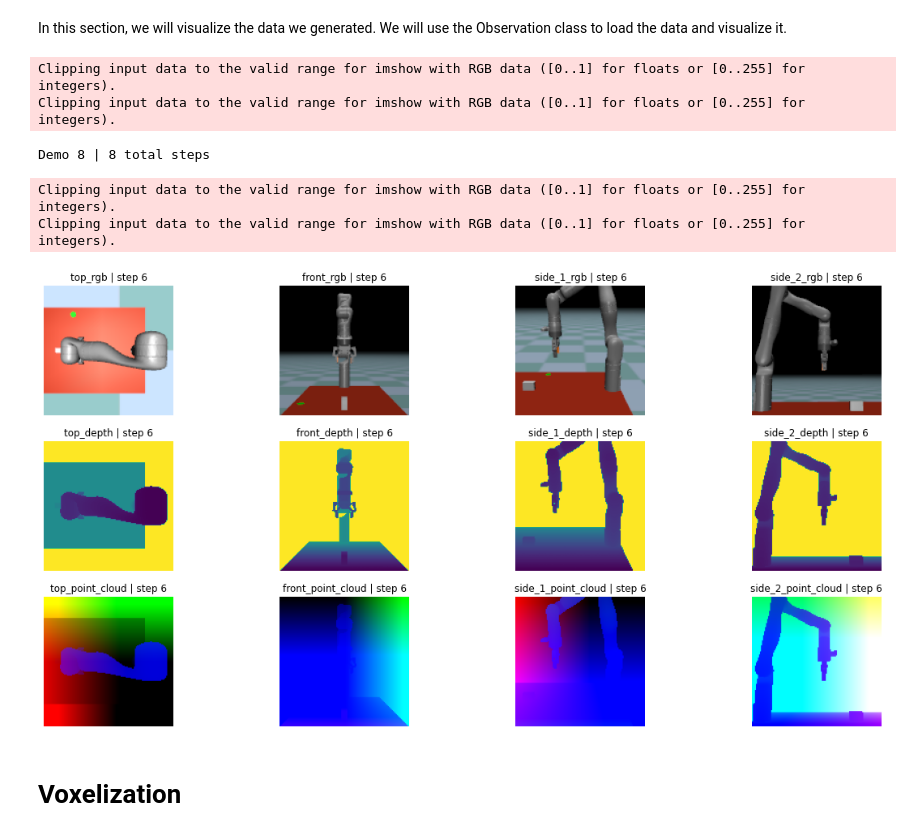
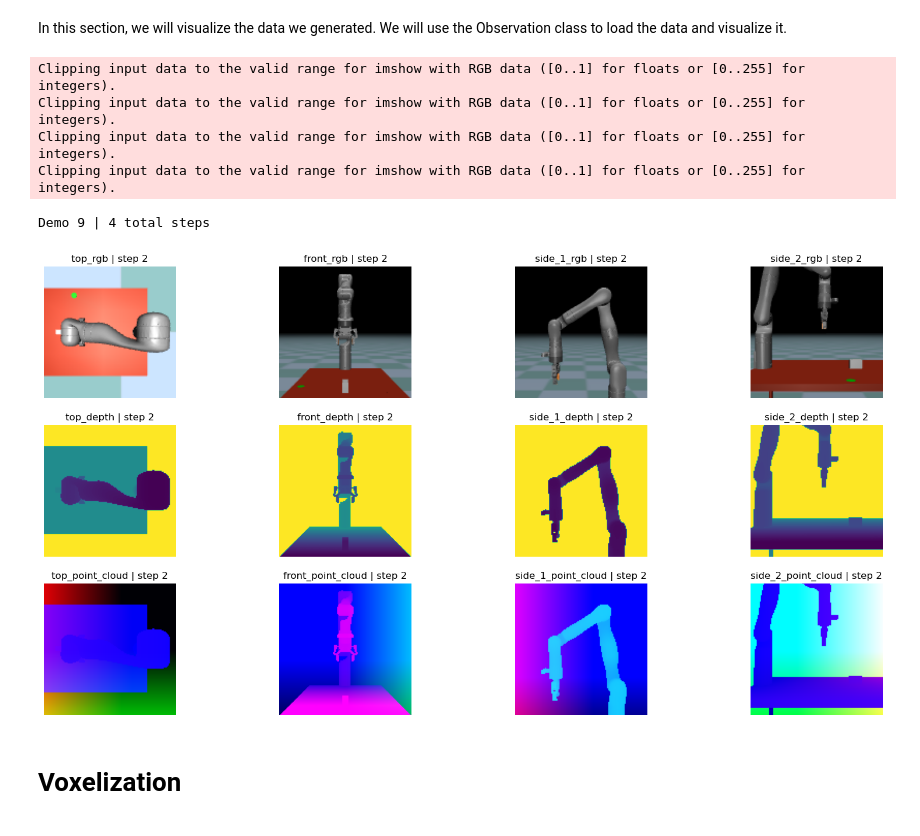
Before and after one commit to ngkhiem97/mujoco-peract, a Jupyter notebook: Voxelization.ipynb, the cells around one changed output. Cells and saved outputs as stored; diff of their text form; code cells hidden in the pictures.

Commit message:
fix for intrinsics

```diff
--- a/Voxelization.ipynb
+++ b/Voxelization.ipynb
@@ -3,7 +3,7 @@
 # %% [markdown]
 First, we need to determine the episode number to generate. The episode will be saved in at ./data/episode{numer}.
 # %%
-EPISODE = 8
+EPISODE = 9
 # %% [markdown]
 Then, we instate the cameras' information for later use.
 # %%
@@ -57,8 +57,8 @@ import numpy as np
 from rlbench.backend.observation import Observation
 import pickle
 
-extrinsics_filename = 'ex_2023_2_1_3_29_57.npy'
-intrinsics_filename = 'in_2023_2_1_3_29_57.npy'
+extrinsics_filename = 'ex_2023_2_4_17_28_54.npy'
+intrinsics_filename = 'in_2023_2_4_17_28_54.npy'
 
 camera_far = 2
 camera_near = 0.16
@@ -66,6 +66,7 @@ misc = {}
 for camera in CAMERAS:
     camera_extrinsics = np.load(os.path.join(saves_cameras_folder, camera.replace("-", "_"), 'matrices', extrinsics_filename))
     camera_intrinsics = np.load(os.path.join(saves_cameras_folder, camera.replace("-", "_"), 'matrices', intrinsics_filename))
+    camera_intrinsics[:, :2] *= -1
     misc[camera.replace("-", "_")+"_camera_extrinsics"] = camera_extrinsics
     misc[camera.replace("-", "_")+"_camera_intrinsics"] = camera_intrinsics
     misc[camera.replace("-", "_")+"_camera_far"] = camera_far
@@ -91,7 +92,7 @@ IMAGE_SIZE = 128
 import pprint
 
 # what to visualize
-ts = 6 # timestep out of total timesteps
+ts = 2 # timestep out of total timesteps
 data_path = 'data'
 
 cameras = [camera.replace("-", "_") for camera in CAMERAS]
@@ -115,37 +116,37 @@ for camera in cameras:
   # rgb
   rgb_name = "%s_%s" % (camera, 'rgb')
   rgb = np.transpose(obs_dict[rgb_name], (1, 2, 0))
   fig.add_subplot(rows, cols, plot_idx)
   plt.imshow(rgb)
   plt.axis('off')
   plt.title("%s_rgb | step %s" % (camera, ts))
 
   # depth
   depth_name = "%s_%s" % (camera, 'depth')
   depth = np.transpose(obs_dict[depth_name], (1, 2, 0)).reshape(IMAGE_SIZE, IMAGE_SIZE)
   fig.add_subplot(rows, cols, plot_idx+len(cameras))
   plt.imshow(depth)
   plt.axis('off')
   plt.title("%s_depth | step %s" % (camera, ts))
 
   # point cloud
   point_cloud_name = "%s_%s" % (camera, 'point_cloud')
   point_cloud = np.transpose(obs_dict[point_cloud_name], (1, 2, 0))
   fig.add_subplot(rows, cols, plot_idx+2*len(cameras))
   plt.imshow(point_cloud)
   plt.axis('off')
   plt.title("%s_point_cloud | step %s" % (camera, ts))
 
   plot_idx += 1
 
 plt.show()
 # %% [output]
 Clipping input data to the valid range for imshow with RGB data ([0..1] for floats or [0..255] for integers).
 Clipping input data to the valid range for imshow with RGB data ([0..1] for floats or [0..255] for integers).
+Clipping input data to the valid range for imshow with RGB data ([0..1] for floats or [0..255] for integers).
+Clipping input data to the valid range for imshow with RGB data ([0..1] for floats or [0..255] for integers).
-Demo 8 | 8 total steps
+Demo 9 | 4 total steps
-Clipping input data to the valid range for imshow with RGB data ([0..1] for floats or [0..255] for integers).
-Clipping input data to the valid range for imshow with RGB data ([0..1] for floats or [0..255] for integers).
-[figure, old version]
+[figure, new version]
 # %% [markdown]
 # Voxelization
 # %%
```
Also changed, not shown: parts of 4 cells of this notebook, 1 other file.
